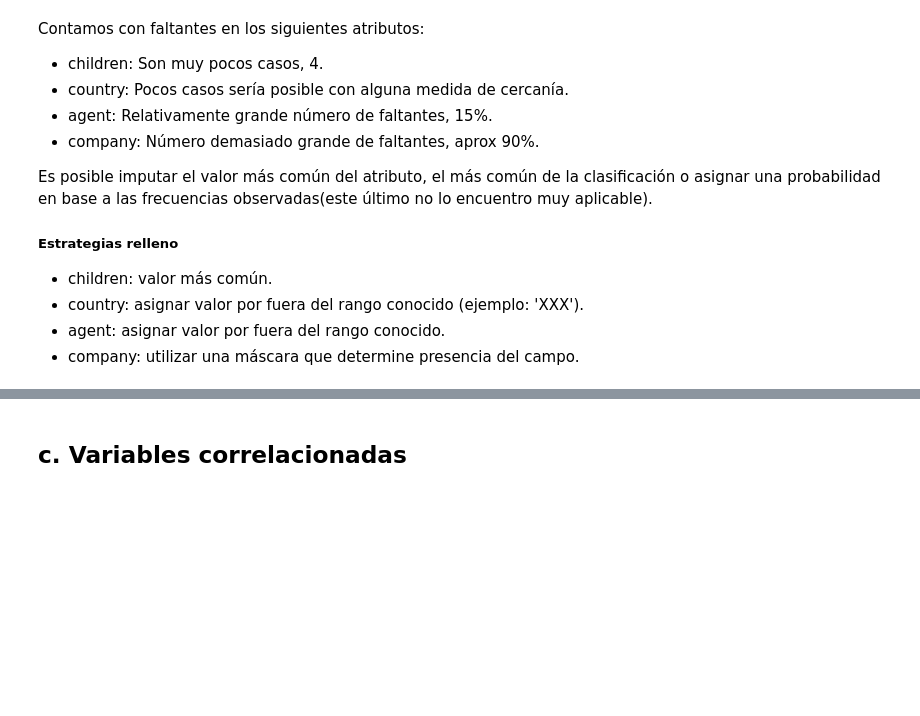
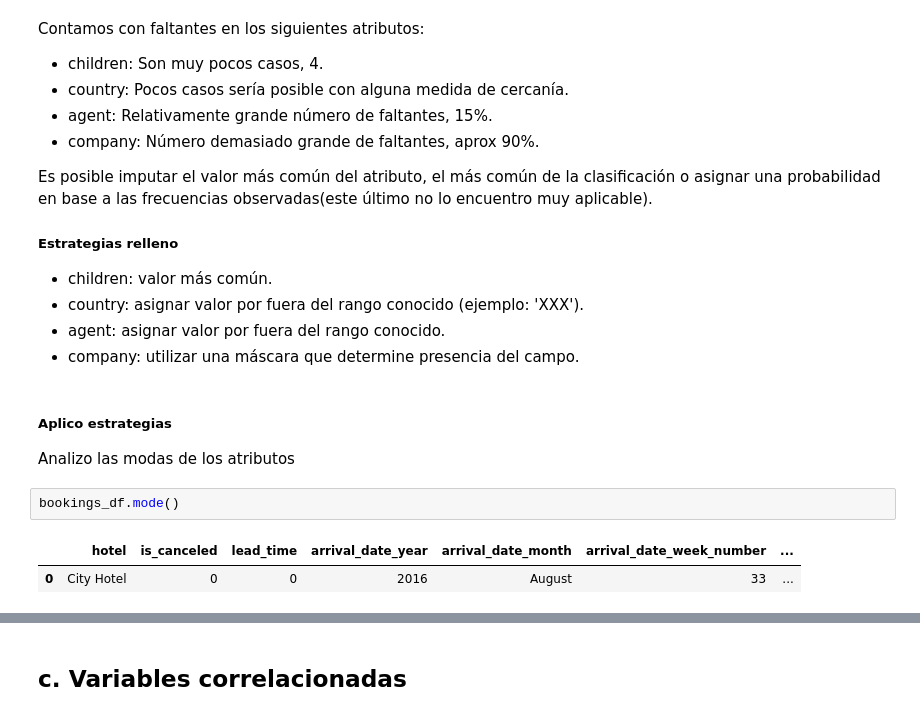
Before and after one commit to francotestori/aauba_01, a Jupyter notebook: exploratory_analysis.ipynb, the cells around one changed output, grey strips where cells are left out. Cells and saved outputs as stored; diff of their text form; blank space fills up the shorter version.

```diff
--- a/exploratory_analysis.ipynb
+++ b/exploratory_analysis.ipynb
@@ -319,3 +319,11 @@ Es posible imputar el valor más común del atributo, el más común de la clasi
 * country: asignar valor por fuera del rango conocido (ejemplo: 'XXX').
 * agent: asignar valor por fuera del rango conocido.
 * company: utilizar una máscara que determine presencia del campo.
+# %% [markdown]
+##### Aplico estrategias
+Analizo las modas de los atributos
+# %%
+bookings_df.mode()
+# %% [output]
+|  | hotel | is_canceled | lead_time | arrival_date_year | arrival_date_month | arrival_date_week_number | ... |
+| 0 | City Hotel | 0 | 0 | 2016 | August | 33 | ... |
```
Also changed, not shown: parts of 1 cell of this notebook.
